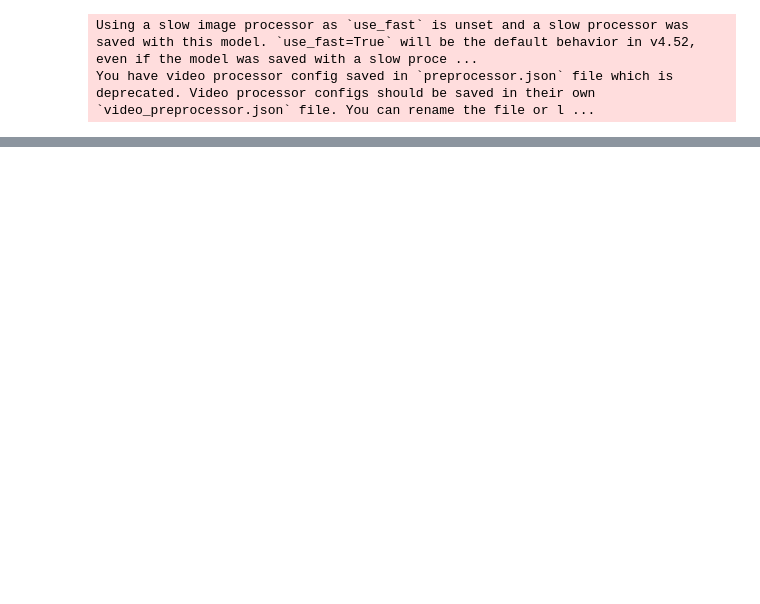
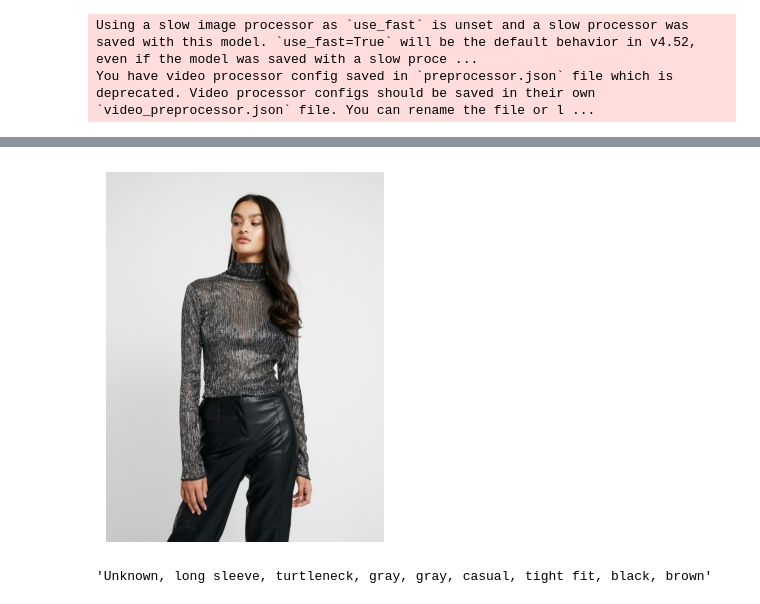
Before and after one commit to AmickGIT/fash_io_nate, a Jupyter notebook: img_tag.ipynb, the cells around one changed output, grey strips where cells are left out. Saved outputs shown, nothing was run; the diff lists cells and outputs as text; code cells hidden in the pictures; blank space fills up the shorter version.

```diff
--- a/img_tag.ipynb
+++ b/img_tag.ipynb
@@ -71,0 +127,10 @@ ONLY, short sleeve, v-neck, red
+# %%
+from PIL import Image
+import matplotlib.pyplot as plt
+
+image = Image.open(image_path)
+plt.imshow(image)
+plt.axis('off')
+plt.show()
+# %% [output]
+[figure, added]
@@ -71,0 +142,4 @@ ONLY, short sleeve, v-neck, red
+# %%
+data_text
+# %% [output]
+'Unknown, long sleeve, turtleneck, gray, gray, casual, tight fit, black, brown'
```
Also changed, not shown: parts of 9 cells of this notebook.
